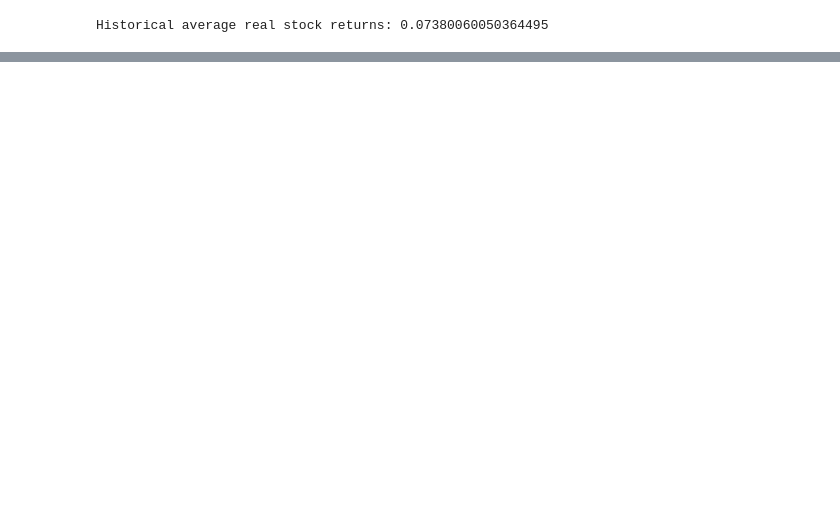
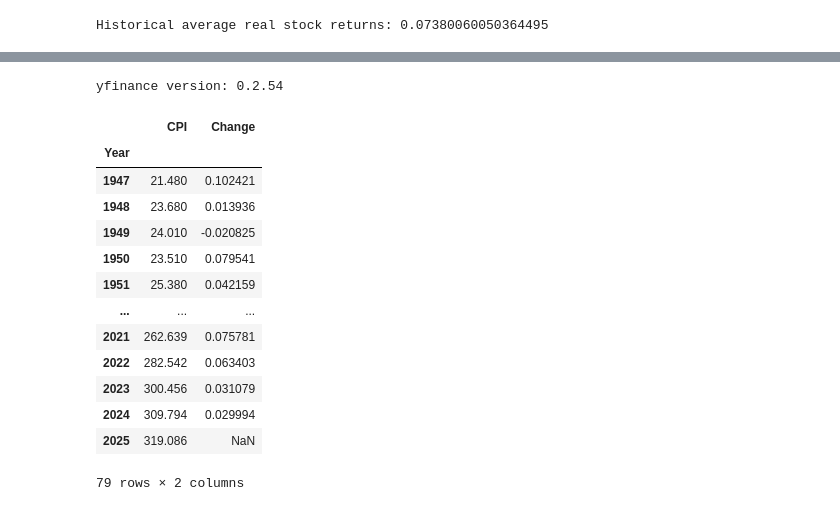
Before and after one commit to danieleongari/saturdaymorningdsprojects, a Jupyter notebook: 02_sp500_timing/3_bonds_stocks_are_same.ipynb, the cells around one changed output, grey strips where cells are left out. Drawn from its saved outputs; the diff is of its cells as text; code cells hidden in the pictures; blank space fills up the shorter version.

```diff
--- a/02_sp500_timing/3_bonds_stocks_are_same.ipynb
+++ b/02_sp500_timing/3_bonds_stocks_are_same.ipynb
@@ -127,0 +148,46 @@ dfy_real_cum.plot().update_layout(yaxis_type="log").update_layout(
+# %%
+import os
+import dotenv # pip install python-dotenv
+import pandas as pd
+
+import yfinance as yf # pip install yfinance
+from fredapi import Fred # pip install fredapi
+
+dotenv.load_dotenv()
+
+print("yfinance version:", yf.__version__)
+# %% [output]
+yfinance version: 0.2.54
+# %%
+fred = Fred(api_key=os.getenv("FRED_API_KEY"))
+
+# Fetch historical data on US inflation (CPI)
+cpi_data = fred.get_series('CPIAUCSL')
+cpi_df = pd.DataFrame(cpi_data, columns=['CPI'])
+cpi_df.index.name = 'Date'
+
+cpi_year_df = (
+    cpi_df
+    .loc[cpi_df.index.month == 1]
+    .assign(
+        Year=lambda df: df.index.year,
+        Change=lambda df: df["CPI"].pct_change().shift(-1)
+    )
+    .set_index("Year")
+)
+cpi_year_df
+# %% [output]
+|  | CPI | Change |
+| Year |  |  |
+| 1947 | 21.480 | 0.102421 |
+| 1948 | 23.680 | 0.013936 |
+| 1949 | 24.010 | -0.020825 |
+| 1950 | 23.510 | 0.079541 |
+| 1951 | 25.380 | 0.042159 |
+| ... | ... | ... |
+| 2021 | 262.639 | 0.075781 |
+| 2022 | 282.542 | 0.063403 |
+| 2023 | 300.456 | 0.031079 |
+| 2024 | 309.794 | 0.029994 |
+| 2025 | 319.086 | NaN |
+79 rows × 2 columns
```
Also changed, not shown: parts of 14 cells of this notebook, 2 other files.
